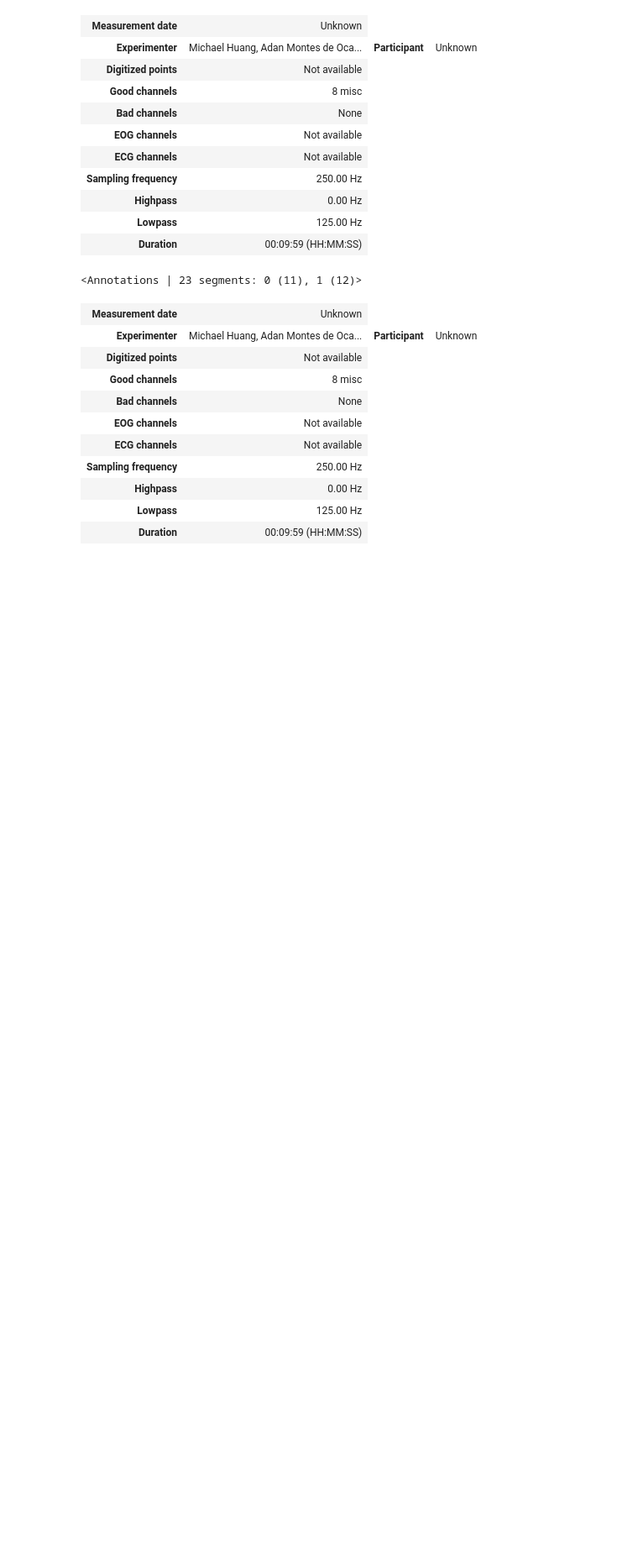
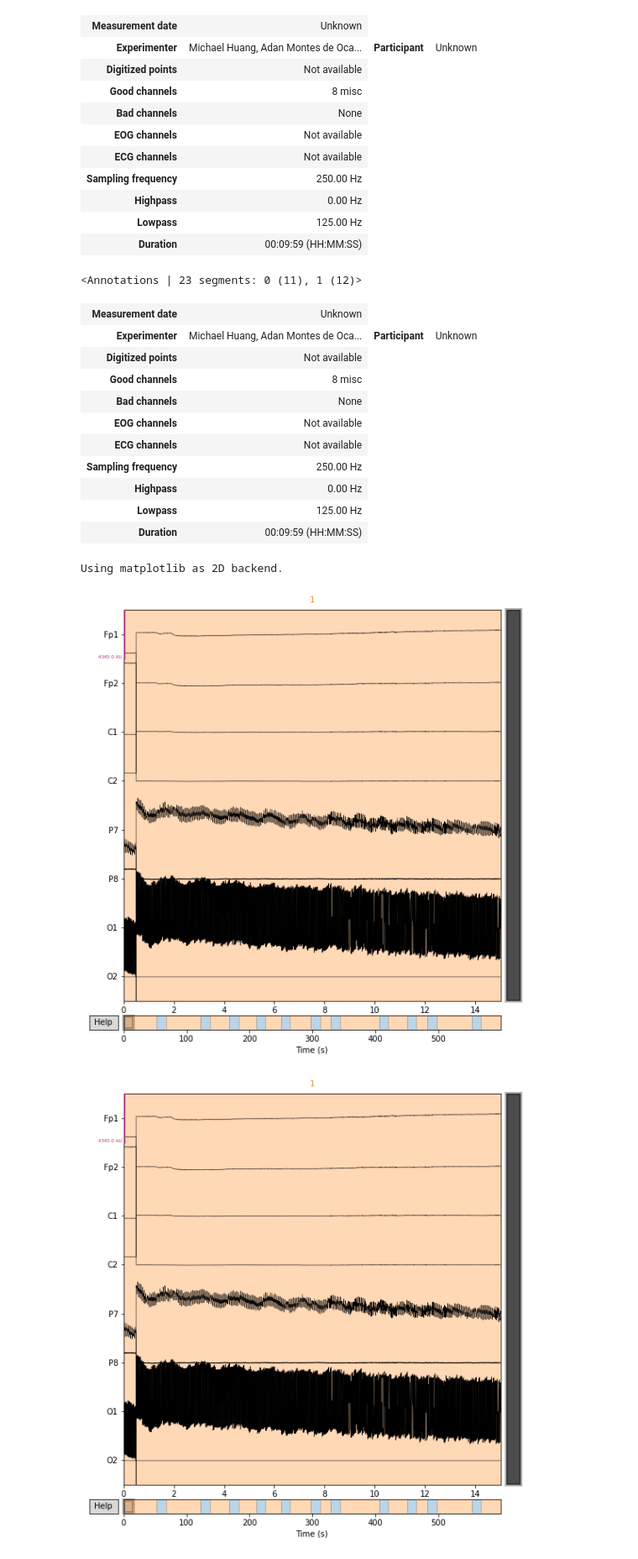
Before and after one commit to joshsalce/189_Final_Project, a Jupyter notebook: DataCollection.ipynb, the cells around one changed output. Shown: that part at 84% size. Drawn from its saved outputs; the diff is of its cells as text; code cells hidden in the pictures; blank space fills up the shorter version.

```diff
--- a/DataCollection.ipynb
+++ b/DataCollection.ipynb
@@ -95,4 +100,10 @@ raw.set_annotations(med_annotations)
 | Highpass | 0.00 Hz |
 | Lowpass | 125.00 Hz |
 | Duration | 00:09:59 (HH:MM:SS) |
+# %%
+raw.plot(duration = 15, start=0)
+# %% [output]
+Using matplotlib as 2D backend.
+[figure, added]
+[figure, added]
 # %%
```
Also changed, not shown: parts of 17 cells of this notebook.
